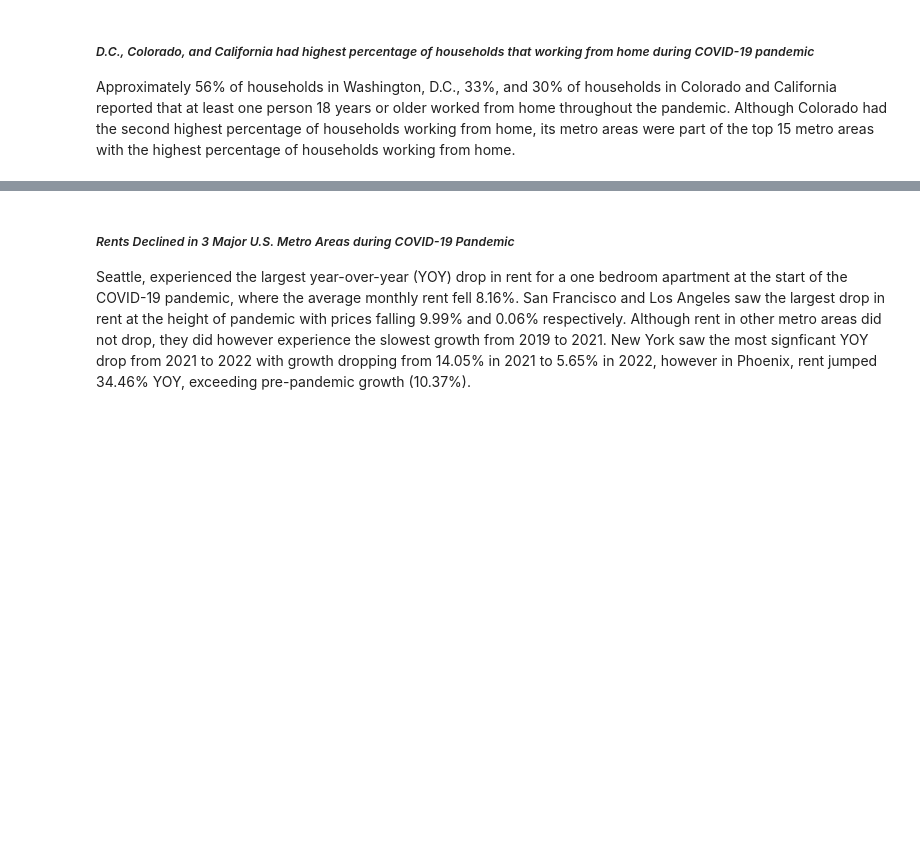
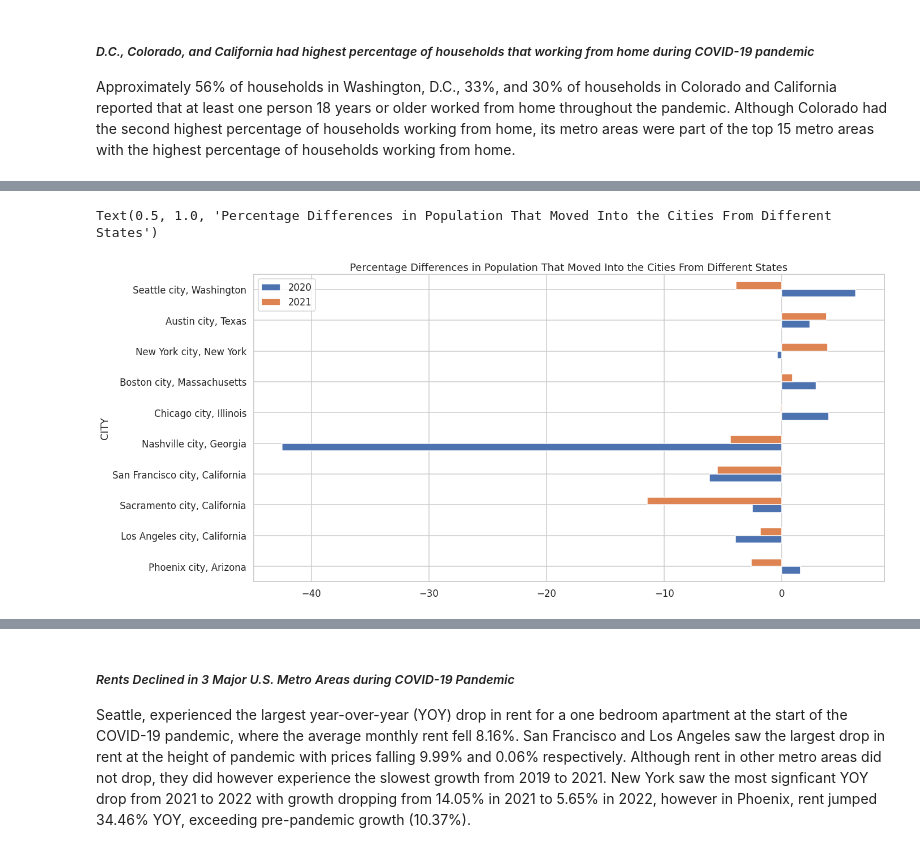
Before and after one commit to Keren-Neeq/DS4A-Team1, a Jupyter notebook: notebooks/Team1_ExtendedEDA.ipynb, the cells around one changed output, grey strips where cells are left out. Drawn from its saved outputs; the diff is of its cells as text; code cells hidden in the pictures; blank space fills up the shorter version.

```diff
--- a/notebooks/Team1_ExtendedEDA.ipynb
+++ b/notebooks/Team1_ExtendedEDA.ipynb
@@ -320,0 +214,7 @@ mobility
+# %%
+#calculating percentage differences in population change
+#calculating percentage changes across each year.
+mobility = pd.DataFrame()
+mobility['2020'] = ((population_df['2020']-population_df['2019'])/population_df['2019'])*100
+mobility['2021'] = ((population_df['2021']-population_df['2020'])/population_df['2020'])*100
+mobility
@@ -320,0 +234,7 @@ mobility
+# %%
+#Plotting the percentage differences to make extra analysis
+mobility.plot.barh(xlabel='CITY', ylabel= 'Percentage difference',figsize=(20,10))
+plt.title('Percentage Differences in Population That Moved Into the Cities From Different States')
+# %% [output]
+Text(0.5, 1.0, 'Percentage Differences in Population That Moved Into the Cities From Different States')
+[figure, added]
```
Also changed, not shown: parts of 45 cells of this notebook.
